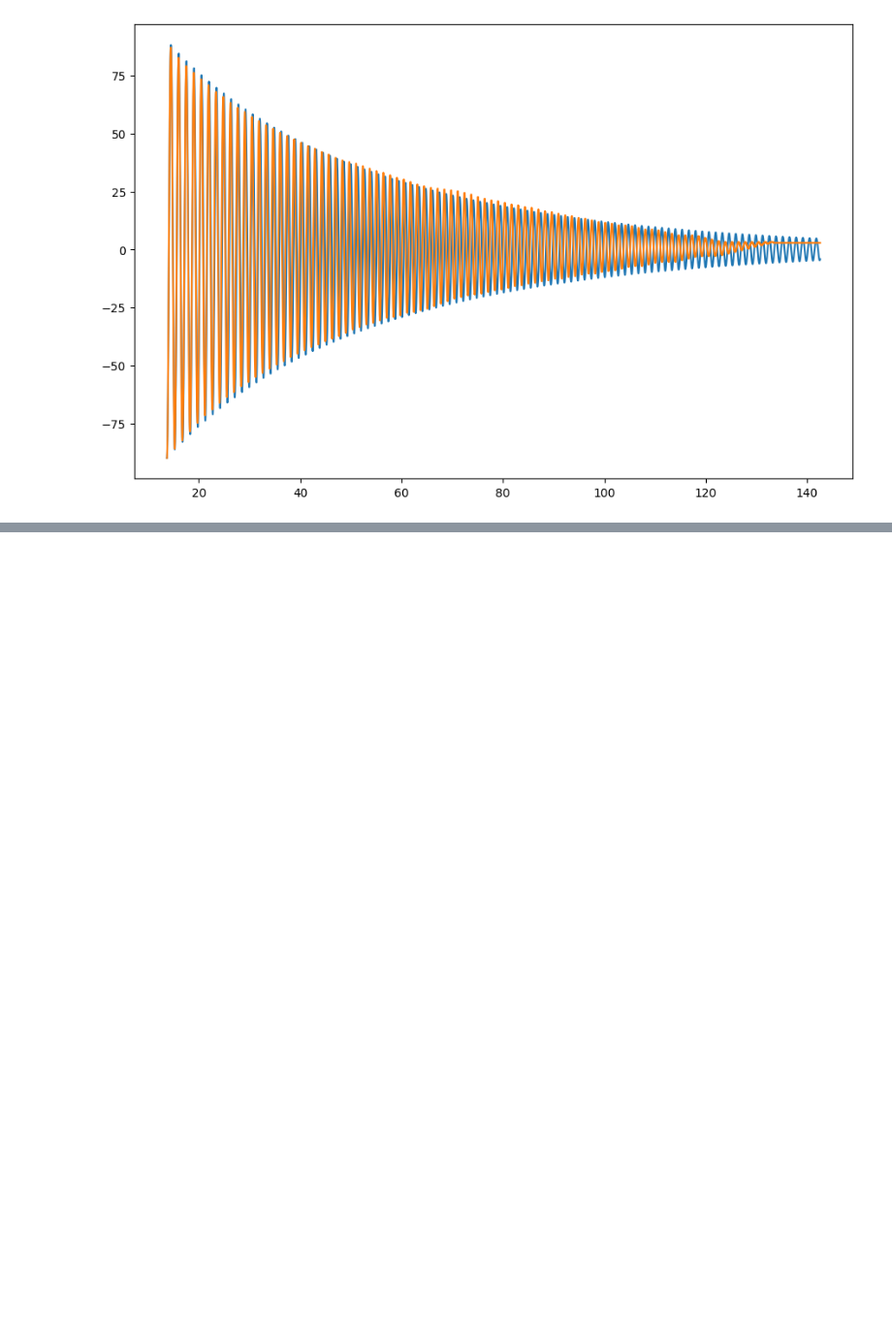
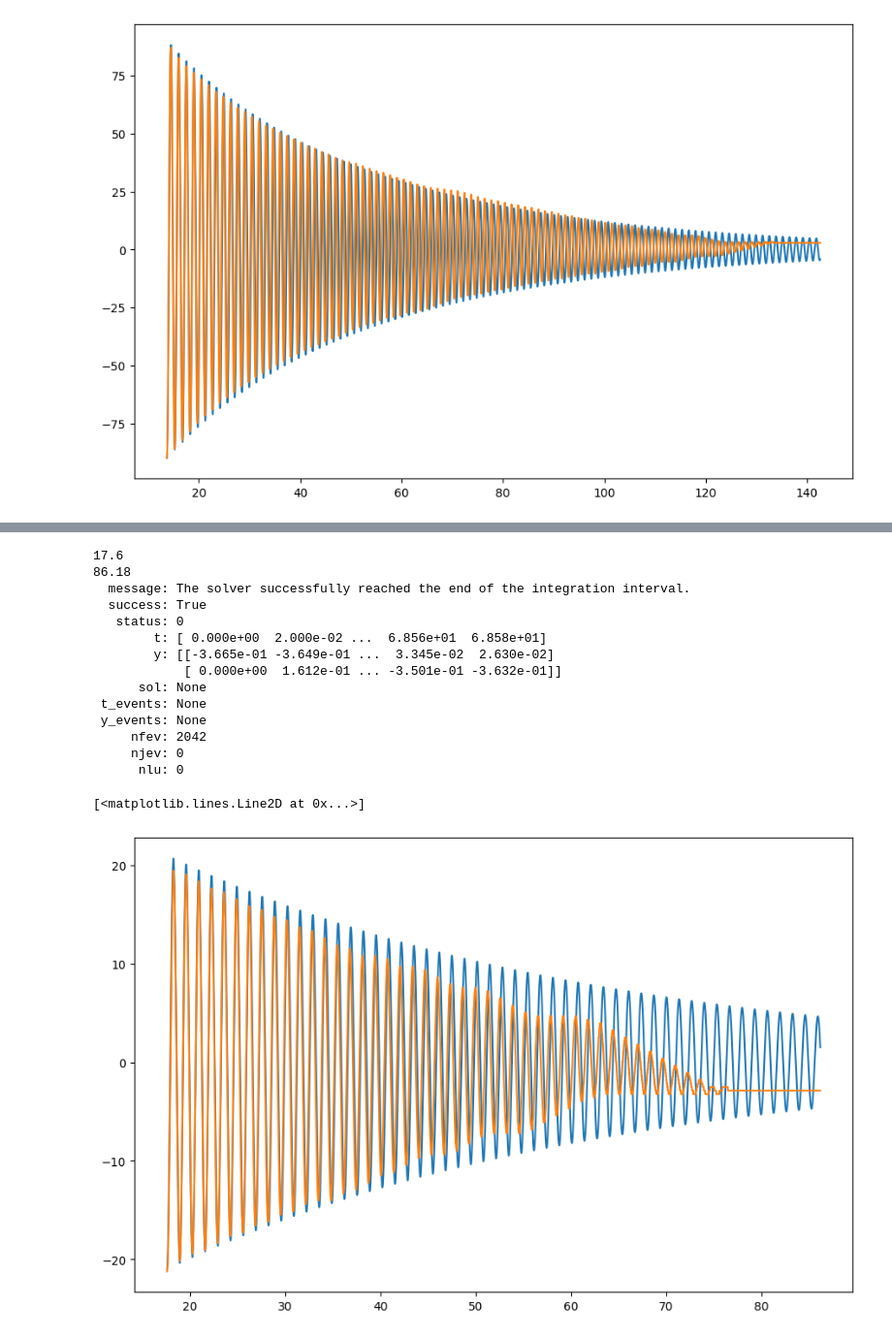
Before and after one commit to isebal14/Sistemas-de-control, a Jupyter notebook: Lab 1/cálculos.ipynb, the cells around one changed output, grey strips where cells are left out. Shown at 97% size. Drawn from its saved outputs; the diff is of its cells as text; code cells hidden in the pictures; blank space fills up the shorter version.

```diff
--- a/Lab 1/cálculos.ipynb
+++ b/Lab 1/cálculos.ipynb
@@ -190,0 +252,25 @@ plt.plot(tiempo90[502:], theta90[502:])
+# %%
+otro_t=tiempo21[880:]
+print(tiempo21[880])
+print(tiempo21[-1])
+sol_60_2 = solve_ivp(aceleracionangularconamortiguacion_isma, t_span=(0, tiempo21[-1]-tiempo21[880]), y0=(-np.deg2rad(21), 0), t_eval=[i - tiempo21[880] for i in otro_t])
+print(sol_60_2)
+plt.plot(otro_t, np.rad2deg(sol_60_2.y[0]))
+plt.plot(tiempo21[880:], theta21[880:])
+# %% [output]
+17.6
+86.18
+  message: The solver successfully reached the end of the integration interval.
+  success: True
+   status: 0
+        t: [ 0.000e+00  2.000e-02 ...  6.856e+01  6.858e+01]
+        y: [[-3.665e-01 -3.649e-01 ...  3.345e-02  2.630e-02]
+            [ 0.000e+00  1.612e-01 ... -3.501e-01 -3.632e-01]]
+      sol: None
+ t_events: None
+ y_events: None
+     nfev: 2042
+     njev: 0
+      nlu: 0
+[<matplotlib.lines.Line2D at 0x...>]
+[figure, added]
```
Also changed, not shown: parts of 8 cells of this notebook.
